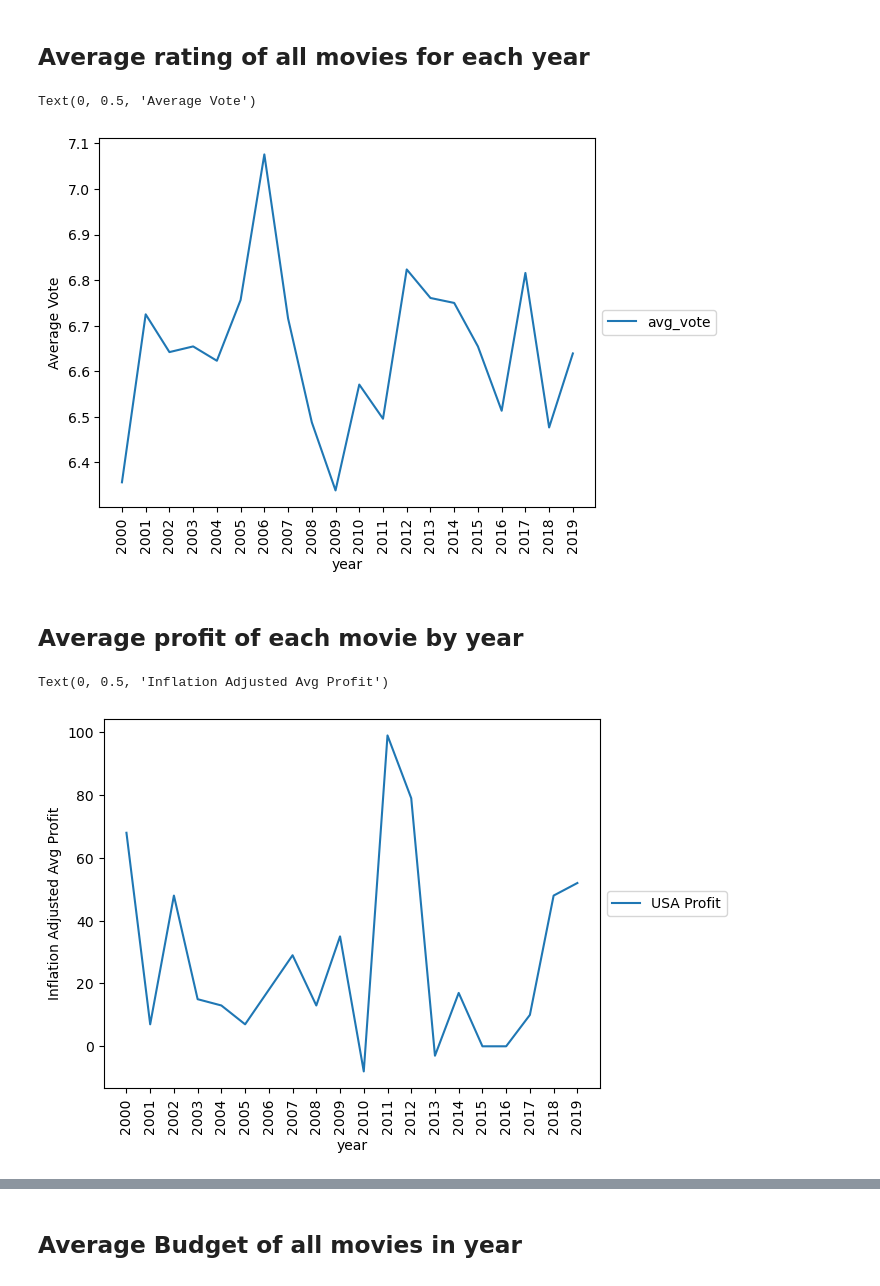
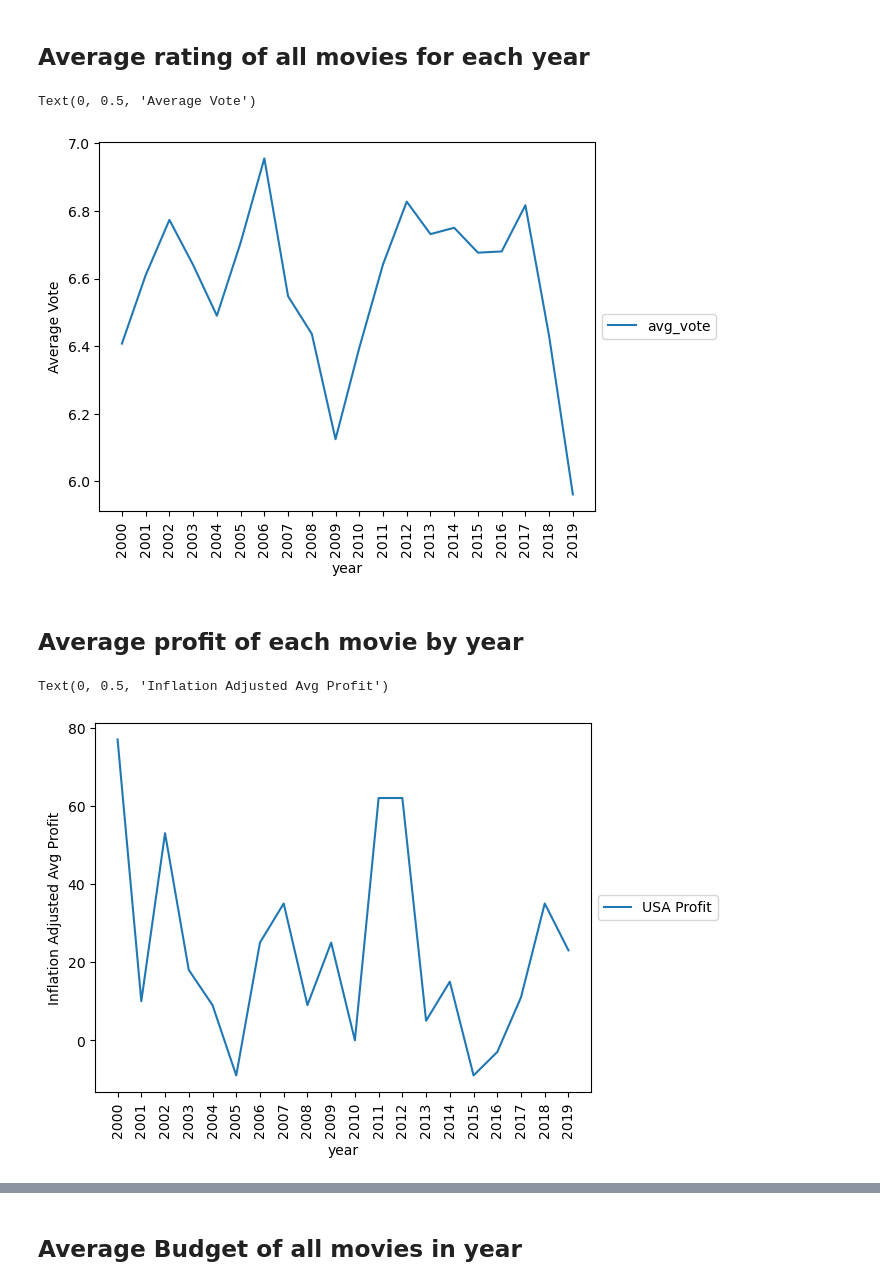
Before and after one commit to cjayati/camp_rock, a Jupyter notebook: Jas_Charts.ipynb, the cells around one changed output, grey strips where cells are left out. Cells and saved outputs as stored; diff of their text form; code cells hidden in the pictures.

Commit message:
inflation adjusted

```diff
--- a/Jas_Charts.ipynb
+++ b/Jas_Charts.ipynb
@@ -8,7 +8,7 @@ import time
 from scipy.stats import linregress
 # %%
 # Load the CSV file created in Part 1 into a Pandas DataFrame
-movies_df = pd.read_csv("data/IMDB Movies-inflation-Mar222023.csv").dropna()
+movies_df = pd.read_csv("data/movie_inflation_merged.csv").dropna()
 
 # Display sample data
 movies_df.head()
@@ -41,38 +41,38 @@ lines.legend(loc='center left',bbox_to_anchor=(1.0, 0.5));
 lines.set_ylabel('Average Vote')
 # %% [output]
 Text(0, 0.5, 'Average Vote')
-[figure, old version]
+[figure, new version]
 # %% [markdown]
 ## Average profit of each movie by year
 # %%
 #groupby year to get the average of desired column
 
 #USA Gross Income - Inflation Adjusted
 #Budget - Inflation Adjusted
 
-movies_df["USA Gross Income - Inflation Adjusted"] = movies_df[" usa_gross_income_adjusted"].str.extract('(\d+)', expand=False).astype('int64')
+movies_df["USA Gross Income - Inflation Adjusted"] = movies_df[" USA Gross Income - Inflation Adjusted "].str.extract('(\d+)', expand=False).astype('int64')
 movies_df["Budget - Inflation Adjusted"] = movies_df["Budget - Inflation Adjusted"].str.extract('(\d+)', expand=False).astype('int64')
 movies_df["USA Profit"] = movies_df["USA Gross Income - Inflation Adjusted"] - movies_df["Budget - Inflation Adjusted"]
 
 avg_profit = movies_df.groupby("year")["USA Profit"].mean()
 
 #turn function into a DataFrame
 
 avg_profit_df = pd.DataFrame(avg_profit)
 
 avg_profit_df = avg_profit_df["USA Profit"].astype('int64')
 
 #plot using matplotlib
 
 lines = avg_profit_df.plot.line()
 lines.set_xticks(avg_profit_df.index);
 lines.set_xticklabels(avg_profit_df.index, rotation=90)
 lines.legend(loc='center left',bbox_to_anchor=(1.0, 0.5));
 lines.legend(loc='center left',bbox_to_anchor=(1.0, 0.5));
 lines.set_ylabel('Inflation Adjusted Avg Profit')
 # %% [output]
 Text(0, 0.5, 'Inflation Adjusted Avg Profit')
-[figure, old version]
+[figure, new version]
 # %%
 avg_profit_df.plot(kind="bar", x="year", y="USA Profit", grid=True)
 
```
Also changed, not shown: parts of 7 cells of this notebook, 1 other file.
